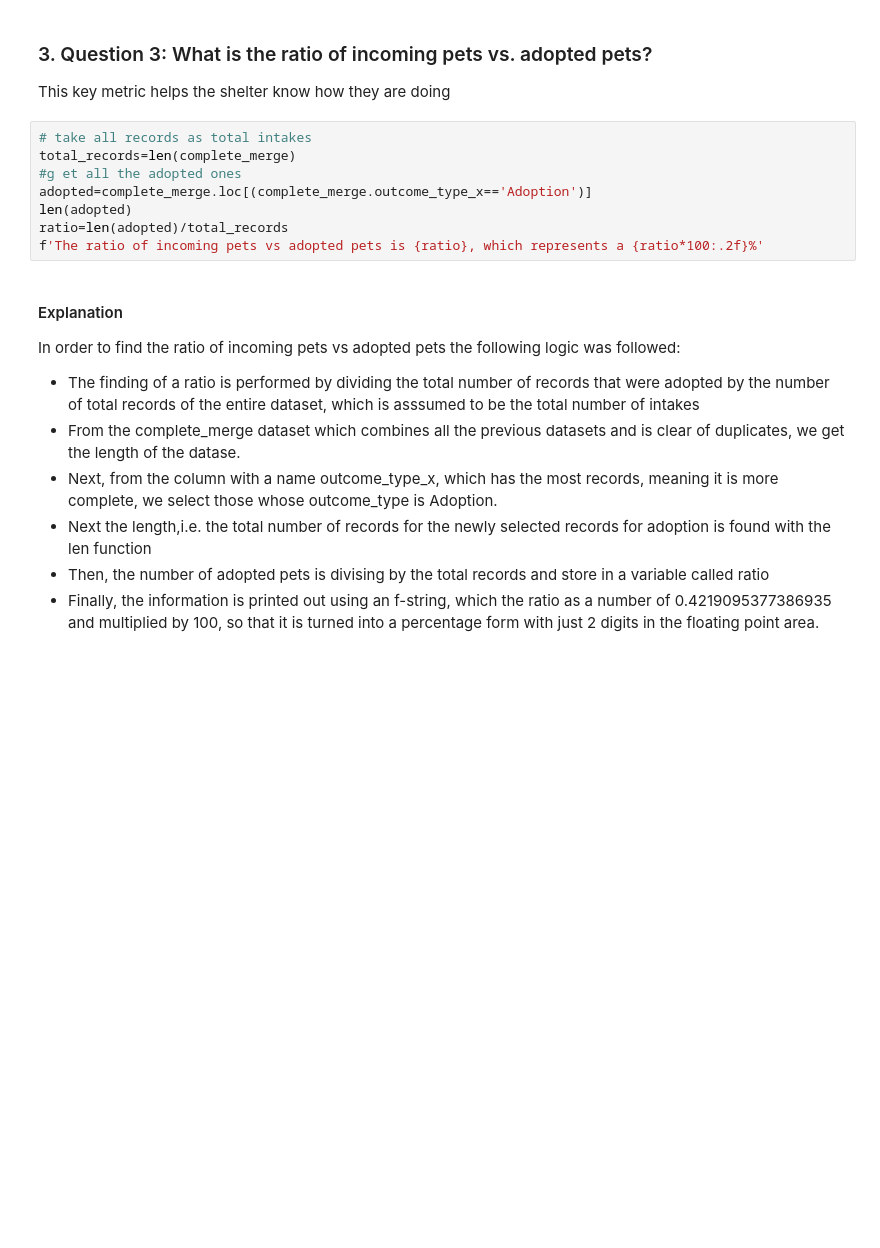
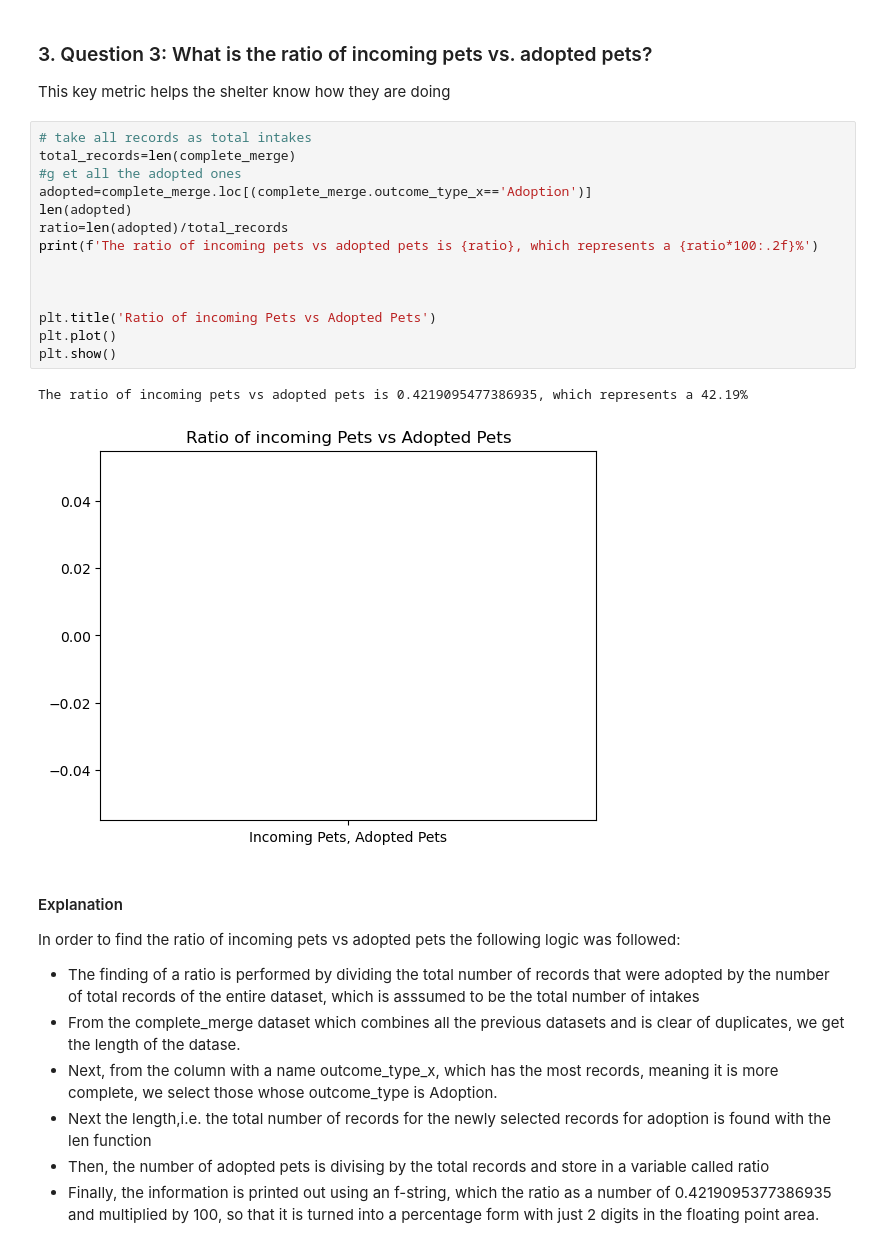
Before and after one commit to sahvsergio/treehouse_data_analysis_techdegree_unit5, a Jupyter notebook: Pet Shelter Analysis.ipynb, the cells around one changed output. Saved outputs shown, nothing was run; the diff lists cells and outputs as text; blank space fills up the shorter version.

```diff
--- a/Pet Shelter Analysis.ipynb
+++ b/Pet Shelter Analysis.ipynb
@@ -451,11 +501,20 @@ This key metric helps the shelter know how they are doing
 # %%
 # take all records as total intakes
 total_records=len(complete_merge)
 #g et all the adopted ones
 adopted=complete_merge.loc[(complete_merge.outcome_type_x=='Adoption')]
 len(adopted)
 ratio=len(adopted)/total_records
-f'The ratio of incoming pets vs adopted pets is {ratio}, which represents a {ratio*100:.2f}%'
+print(f'The ratio of incoming pets vs adopted pets is {ratio}, which represents a {ratio*100:.2f}%')
+
+
+
+plt.title('Ratio of incoming Pets vs Adopted Pets')
+plt.plot()
+plt.show()
+# %% [output]
+The ratio of incoming pets vs adopted pets is 0.4219095477386935, which represents a 42.19%
+[figure, added]
 # %% [markdown]
 #### Explanation
 
```
Also changed, not shown: parts of 5 cells of this notebook.
